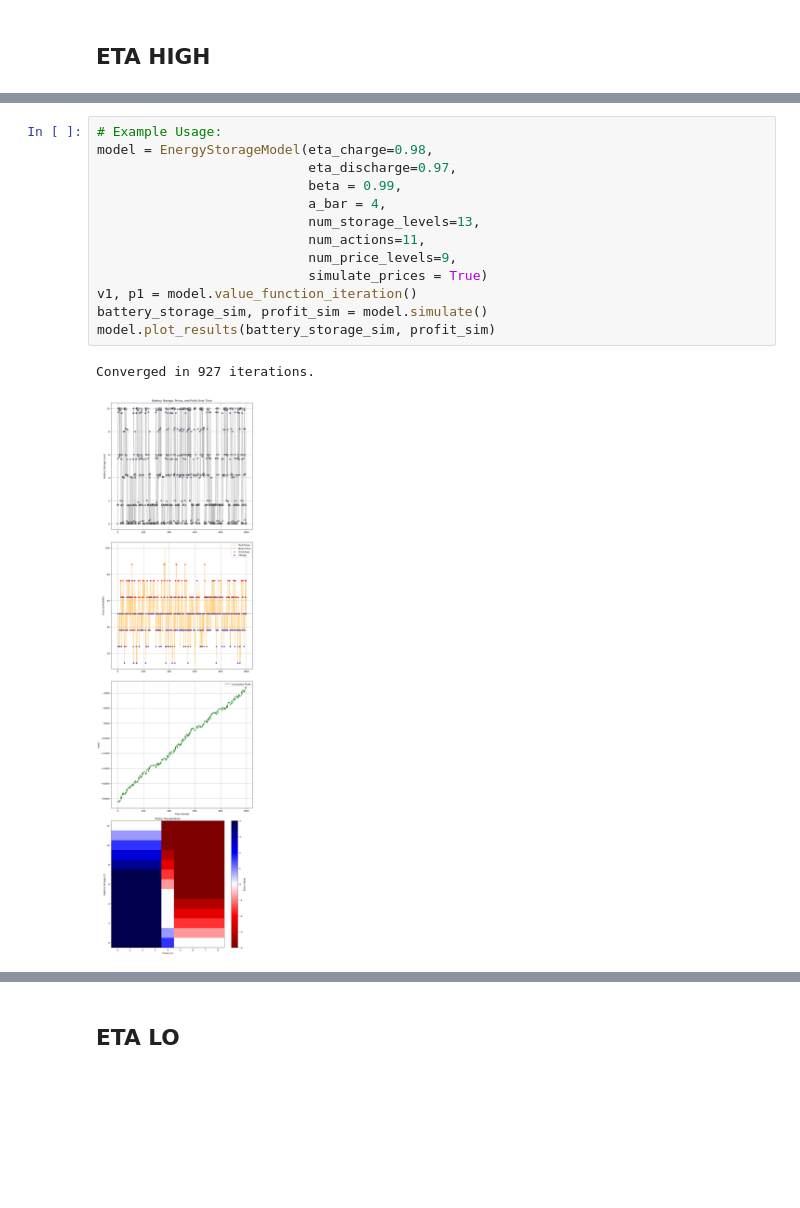
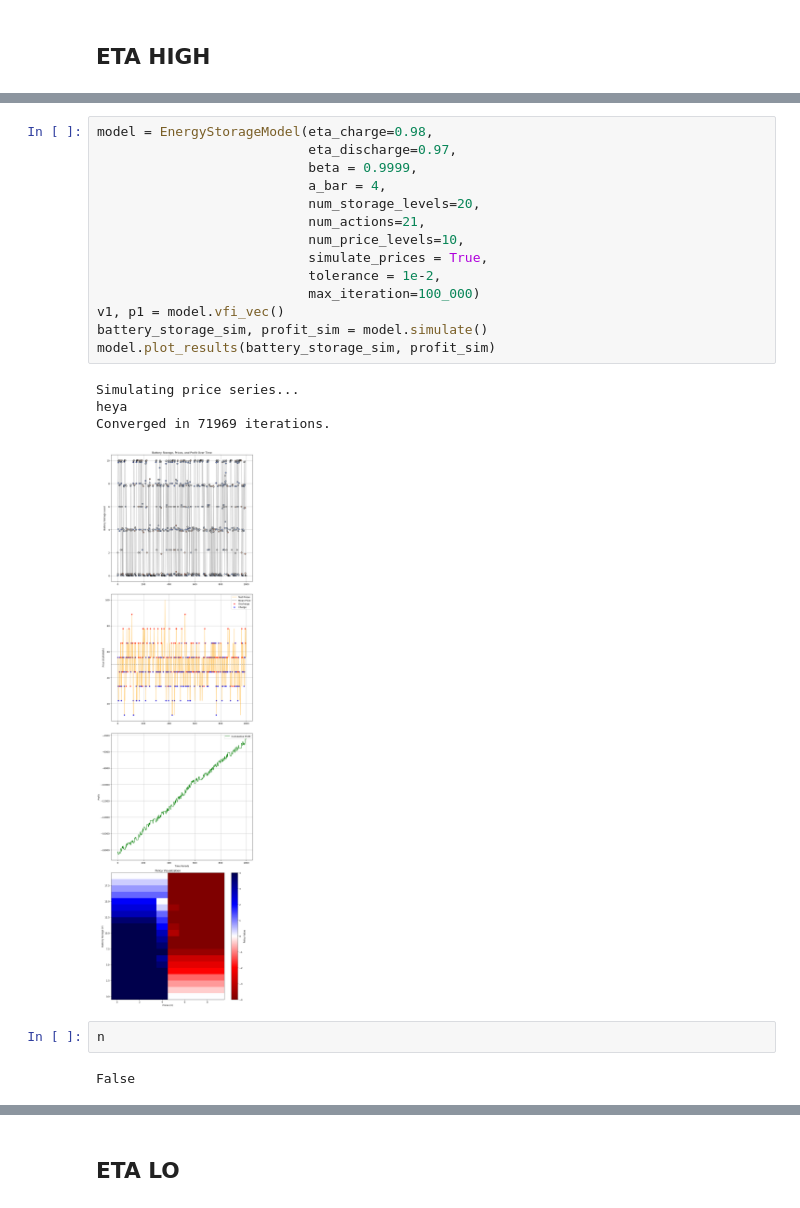
Before and after one commit to gqh814/battery, a Jupyter notebook: code/model.ipynb, the cells around one changed output, grey strips where cells are left out. Cells and saved outputs as stored; diff of their text form; blank space fills up the shorter version.

```diff
--- a/code/model.ipynb
+++ b/code/model.ipynb
@@ -75,17 +36,24 @@ model.plot_results(battery_storage_sim, profit_sim)
 # %%
-# Example Usage:
 model = EnergyStorageModel(eta_charge=0.98,
                            eta_discharge=0.97,
-                           beta = 0.99,
+                           beta = 0.9999,
                            a_bar = 4,
-                           num_storage_levels=13,
-                           num_actions=11,
-                           num_price_levels=9,
-                           simulate_prices = True)
-v1, p1 = model.value_function_iteration()
+                           num_storage_levels=20,
+                           num_actions=21,
+                           num_price_levels=10,
+                           simulate_prices = True,
+                           tolerance = 1e-2,
+                           max_iteration=100_000)
+v1, p1 = model.vfi_vec()
 battery_storage_sim, profit_sim = model.simulate()
 model.plot_results(battery_storage_sim, profit_sim)
 # %% [output]
-Converged in 927 iterations.
+Simulating price series...
+heya
+Converged in 71969 iterations.
-[figure, old version]
+[figure, new version]
+# %%
+n
+# %% [output]
+False
 # %%
```
Also changed, not shown: parts of 9 cells of this notebook, 1 other file.
